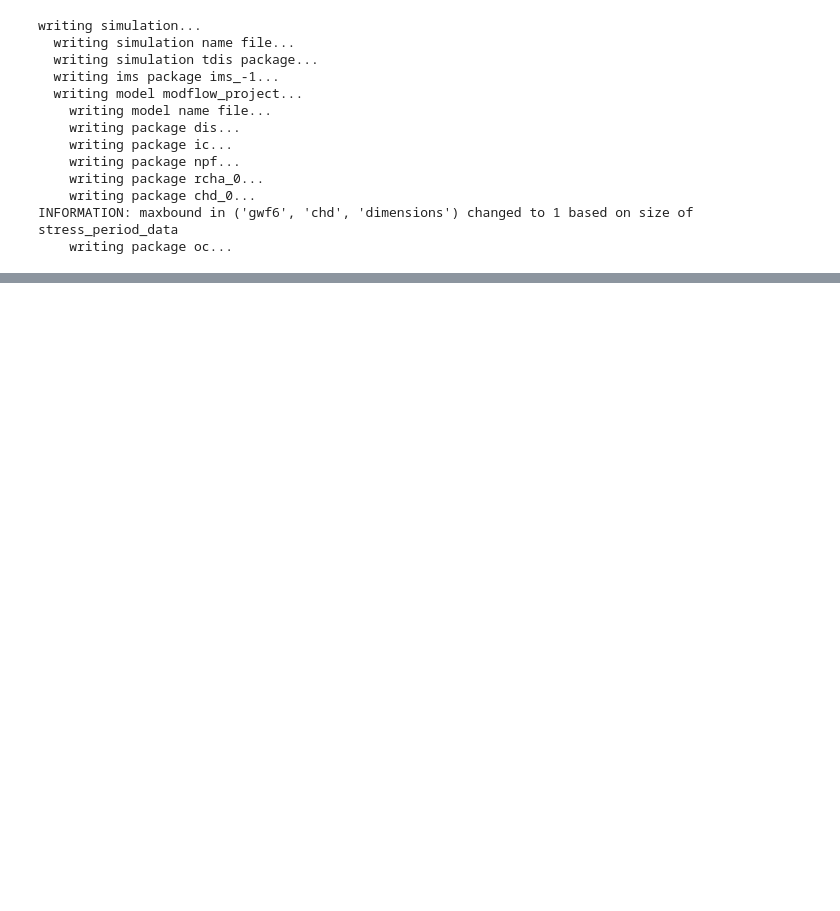
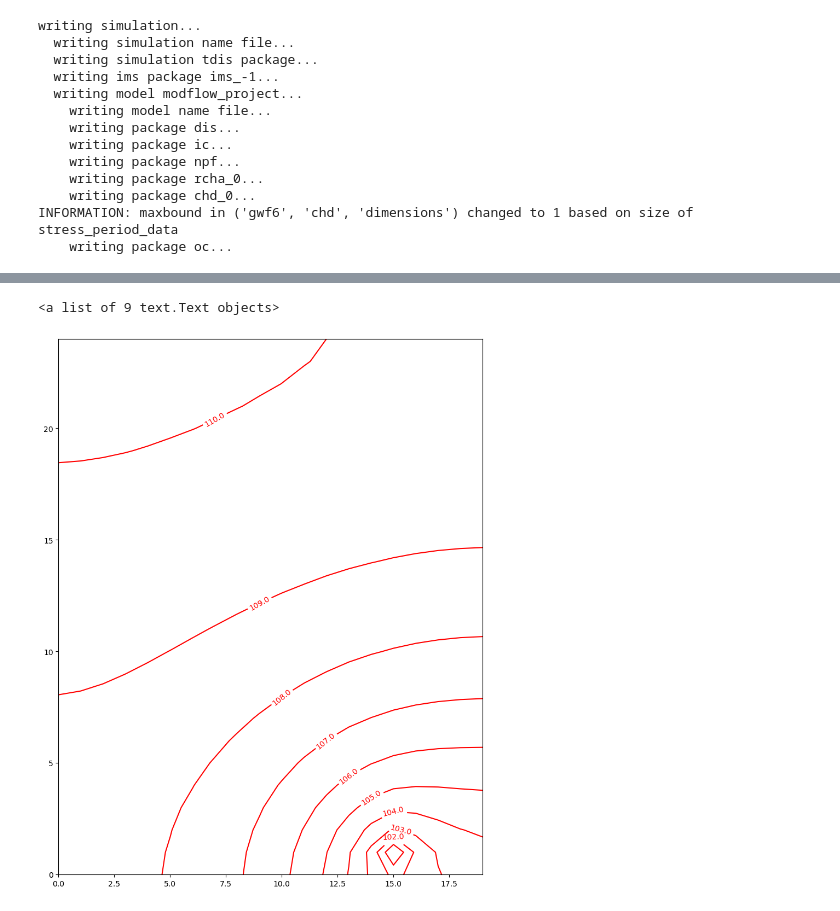
Before and after one commit to Omowumieru/flopy_project, a Jupyter notebook: Modflow_project.ipynb, the cells around one changed output, grey strips where cells are left out. Cells and saved outputs as stored; diff of their text form; code cells hidden in the pictures; blank space fills up the shorter version.

Commit message:
contours_arrays_update

```diff
--- a/Modflow_project.ipynb
+++ b/Modflow_project.ipynb
@@ -99,2 +100,5 @@ review, the USGS reserves the right to update the software as needed
 
  Normal termination of simulation.
+# %%
+fpth = "work/ex11/modflow_project.hds"
+hds = f.utils.HeadFile(fpth)
@@ -100,0 +109,4 @@ review, the USGS reserves the right to update the software as needed
+# %%
+kst=hds.get_kstpkper
+
+h = hds.get_data(kstpkper=(0,0))
@@ -100,0 +133,12 @@ review, the USGS reserves the right to update the software as needed
+# %%
+plt.subplot(1,1,1, aspect="equal")
+fig = plt.gcf()
+fig.set_figheight(15)
+fig.set_figwidth(10)
+head = h
+levels= np.arange(0,300,1)
+c=plt.contour(head[0,:,:], levels=levels, colors="red")
+plt.clabel(c,fmt="%2.1f")
+# %% [output]
+<a list of 9 text.Text objects>
+[figure, added]
```
Also changed, not shown: parts of 7 cells of this notebook, 14 other files.
